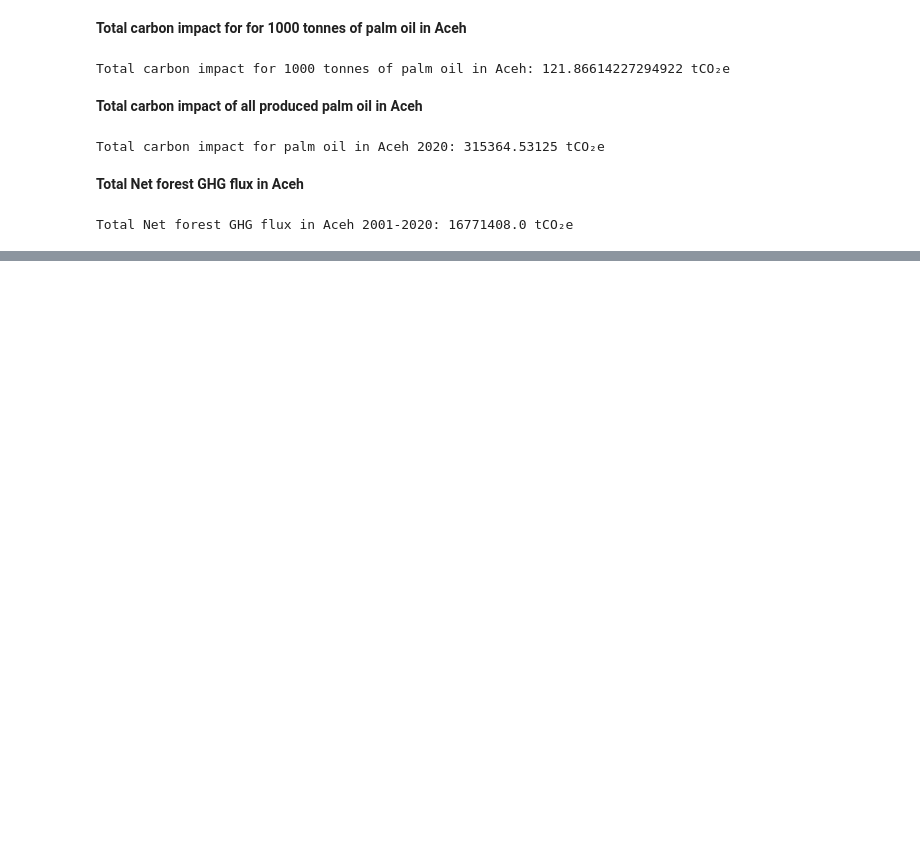
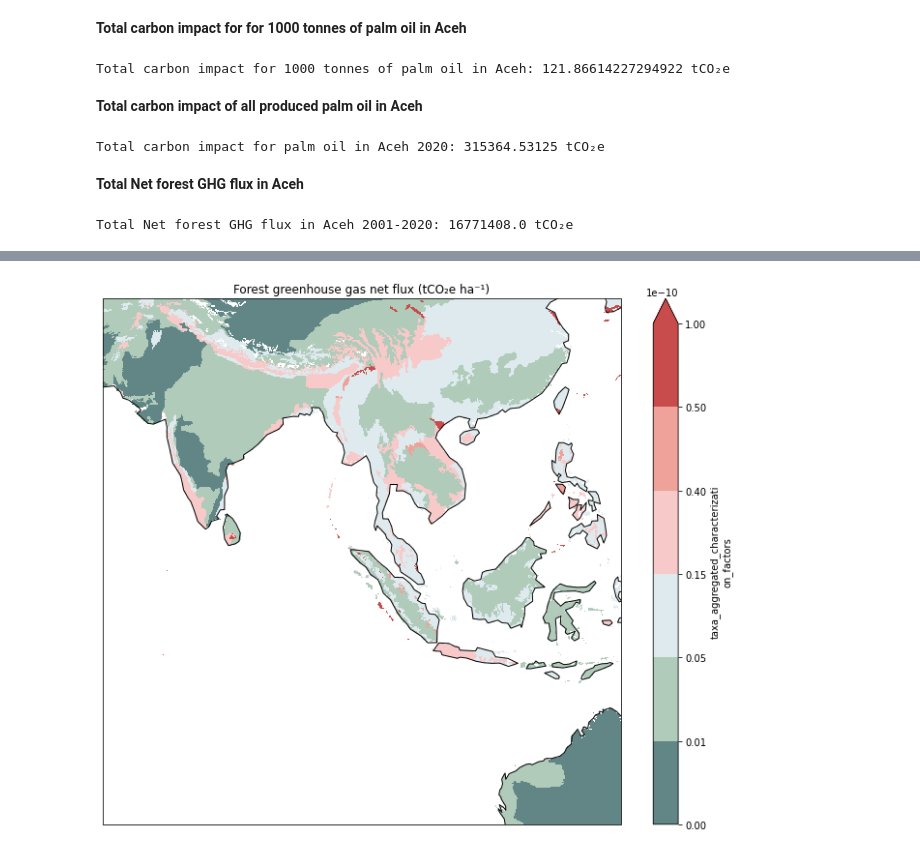
Before and after one commit to Vizzuality/landgriffon, a Jupyter notebook: data/notebooks/Lab/9_QA_land_impact.ipynb, the cells around one changed output, grey strips where cells are left out. Saved outputs shown, nothing was run; the diff lists cells and outputs as text; code cells hidden in the pictures; blank space fills up the shorter version.

Commit message:
Added biodiversity impact

```diff
--- a/data/notebooks/Lab/9_QA_land_impact.ipynb
+++ b/data/notebooks/Lab/9_QA_land_impact.ipynb
@@ -695,0 +707,6 @@ Total Net forest GHG flux in Aceh 2001-2020: 16771408.0 tCO₂e
+# %%
+xda = rxr.open_rasterio('../../datasets/raw/biodiversity/taxa_aggregated_characterization_factors_4326.tif').squeeze().drop("band")
+
+# Convert to Dataset
+xds_bio = xr.Dataset({'taxa_aggregated_characterization_factors': xda.where(xda > 0)}, attrs=xda.attrs)
+xds_bio
@@ -695,0 +731,8 @@ Total Net forest GHG flux in Aceh 2001-2020: 16771408.0 tCO₂e
+# %%
+color_list = ["#618685", "#b1cbbb", "#deeaee", "#f7cac9", "#eea29a", "#c94c4c"]
+values = list(np.array([0, 0.01, 0.05, 0.15, 0.4, 0.5, 1])*1e-10)
+title = 'Forest greenhouse gas net flux (tCO₂e ha⁻¹)'
+
+da_plot(xds_bio['taxa_aggregated_characterization_factors'], geom, color_list, values, title, x='x', y='y', xlim=(bounds[0]-30,bounds[2]+30), ylim=(bounds[1]-30,bounds[3]+30))
+# %% [output]
+[figure, added]
```
Also changed, not shown: parts of 17 cells of this notebook.
